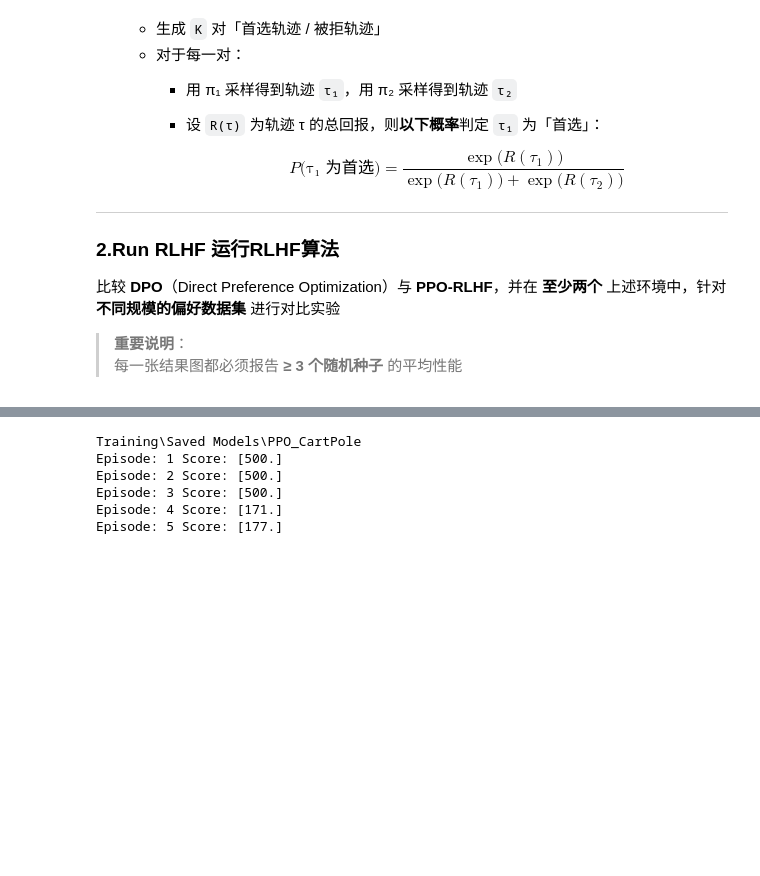
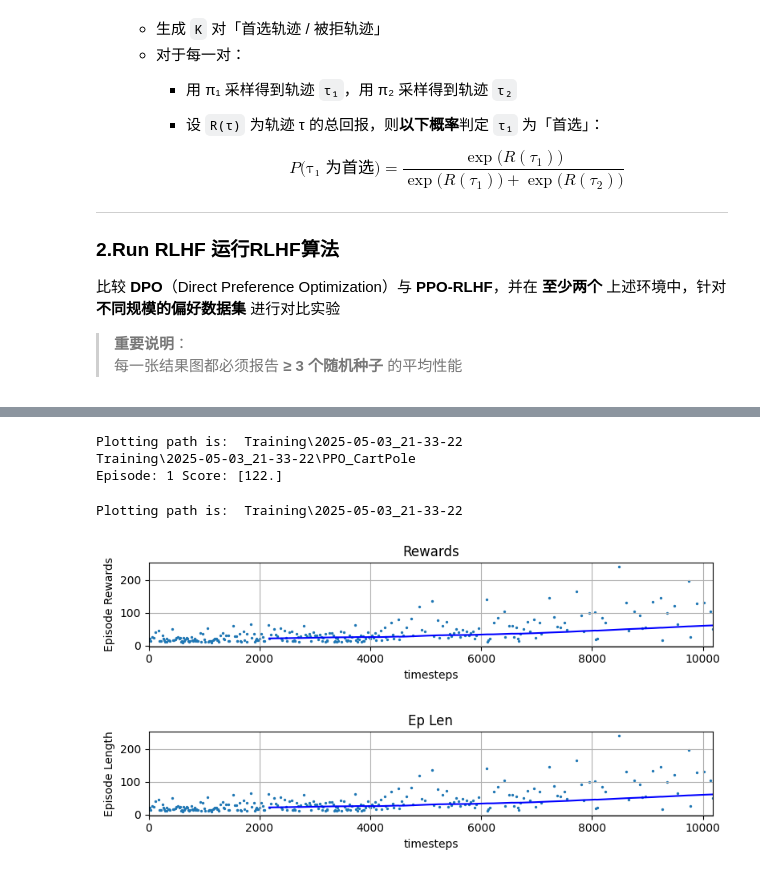
Before and after one commit to MATH-286-Pro/EE-568-Reinforcement-Learning-Project, a Jupyter notebook: Project/main.ipynb, the cells around one changed output, grey strips where cells are left out. Saved outputs shown, nothing was run; the diff lists cells and outputs as text; code cells hidden in the pictures; blank space fills up the shorter version.

Commit message:
Update Project/main.ipynb, now save data in Training/<current_time>

```diff
--- a/Project/main.ipynb
+++ b/Project/main.ipynb
@@ -49,16 +39,29 @@ from tools import *
 # %%
+import os
+import gymnasium as gym
+from datetime import datetime
+from stable_baselines3 import PPO, DQN
+from stable_baselines3.common.vec_env import DummyVecEnv
+from stable_baselines3.common.evaluation import evaluate_policy
+from stable_baselines3.common.callbacks import EvalCallback, StopTrainingOnRewardThreshold
+from stable_baselines3.common.monitor import Monitor
+import tools
+
 # 设置日志文件夹
 # Set the log folder
-log_path = os.path.join("Training", "Logs")
+current_time = datetime.now().strftime("%Y-%m-%d_%H-%M-%S")
+
+log_path = os.path.join("Training", current_time)
 if not os.path.exists(log_path):
     os.makedirs(log_path)
+
 
 ################################################################################################
 # 创建 Env
 # Create the environment
 env = gym.make("CartPole-v1")
-env = Monitor(env, log_path)    # Monitor the environment for logging
-env = DummyVecEnv([lambda: env])  # Wrap the environment in a DummyVecEnv
+env = Monitor(env, filename = os.path.join(log_path, "0.monitor.csv"))    # Monitor the environment for logging
+env = DummyVecEnv([lambda: env])                                          # Wrap the environment in a DummyVecEnv
 
 # 创建 PPO Agent
 # Create the PPO agent
@@ -66,12 +69,11 @@ model = PPO(policy = "MlpPolicy",
             env = env,
             device = "cpu",                  # use device "cpu"                           # 设备类型 "cuda"， 这种情况官方建议使用 cpu
             verbose = 1,                     # Log type                                   # 日志类型
-            tensorboard_log = log_path)    # Tensorboard log folder location            # Tensorboard 日志文件夹位置
+            tensorboard_log = log_path)    # Tensorboard log folder location              # Tensorboard 日志文件夹位置
 
 ################################################################################################
 # 当奖励到达 200 就停止训练
 # Stop training when the reward reaches 200
-
 save_path_callback = os.path.join("Training", "Saved Models", "PPO_CartPole_Cut")
 
 # 训练暂停的回调函数
@@ -88,4 +90,16 @@ eval_callback = EvalCallback(env,
 
 print("Log path:  ", log_path)
 print("Save path: ", save_path_callback)
+
+################################################################################################
+# 开始训练
+# Start training
+model.learn(total_timesteps = 10000,
+            # callback = eval_callback # 添加回调函数 # Add callback function
+            )
+
+# 保存模型
+# Save the model
+model_save_path = os.path.join(log_path, "PPO_CartPole")
+model.save(model_save_path)
 # %% [output]
@@ -122,12 +107,21 @@ Logging to Training\Logs\PPO_3
 # %%
 # 评估模型
 # Test the model
-test_model("PPO", PPO_Path, n_episodes=5)
+print("Plotting path is: ", log_path)
+PPO_Model_Path = os.path.join(log_path, "PPO_CartPole")
+tools.test_model("PPO", PPO_Model_Path, n_episodes=1)
 # %% [output]
-Training\Saved Models\PPO_CartPole
-Episode: 1 Score: [500.]
-Episode: 2 Score: [500.]
-Episode: 3 Score: [500.]
-Episode: 4 Score: [171.]
-Episode: 5 Score: [177.]
+Plotting path is:  Training\2025-05-03_21-33-22
+Training\2025-05-03_21-33-22\PPO_CartPole
+Episode: 1 Score: [122.]
+# %%
+# 绘制结果
+# Plotting the results
+import tools
+print("Plotting path is: ", log_path)
+tools.plot_results_test([log_path], 10e10, 'timesteps','')
+# %% [output]
+Plotting path is:  Training\2025-05-03_21-33-22
+[figure, added]
+[figure, added]
 # %%
```
Also changed, not shown: parts of 5 cells of this notebook, 3 other files.
